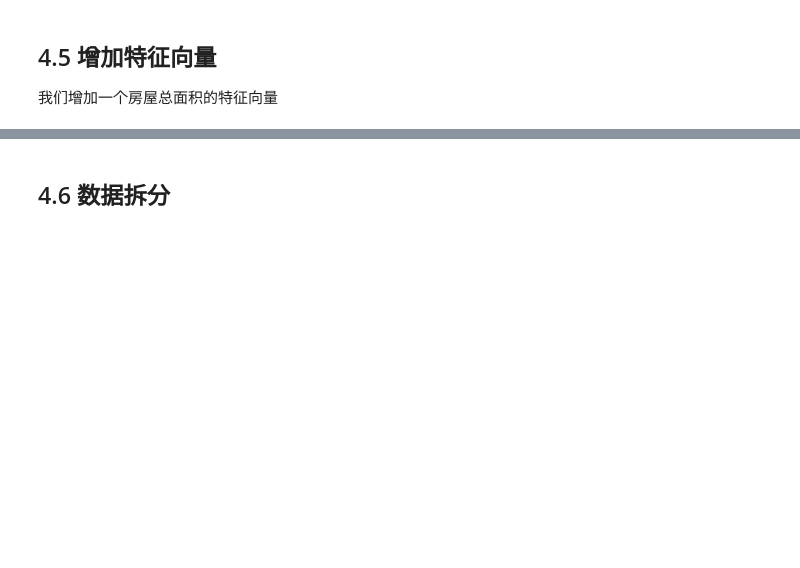
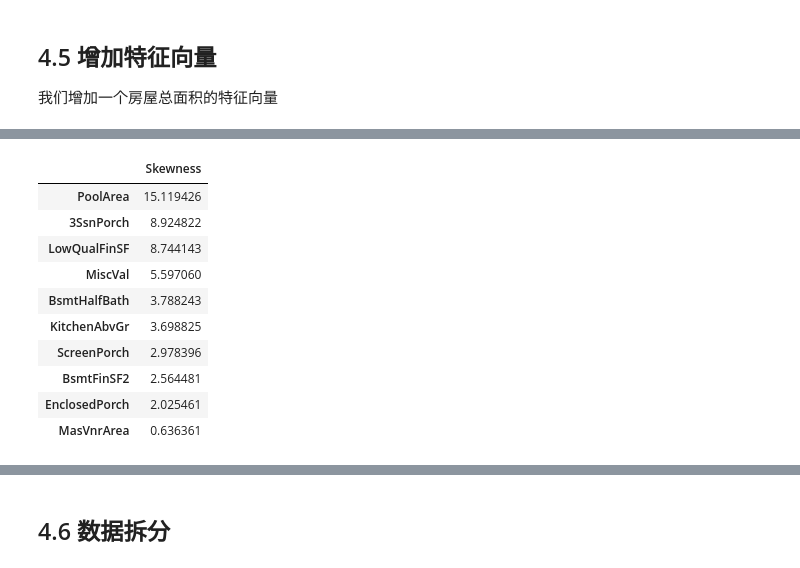
Before and after one commit to wgzhao/machine_learning, a Jupyter notebook: kaggle_house_prices/kaggle_houseprice.ipynb, the cells around one changed output, grey strips where cells are left out. Drawn from its saved outputs; the diff is of its cells as text; code cells hidden in the pictures; blank space fills up the shorter version.

```diff
--- a/kaggle_house_prices/kaggle_houseprice.ipynb
+++ b/kaggle_house_prices/kaggle_houseprice.ipynb
@@ -193,0 +238,24 @@ df['totalSF'] = df['TotalBsmtSF'] + df['1stFlrSF'] + df['2ndFlrSF']
+# %%
+# 再次检查偏离度
+numerical_cols = df.select_dtypes(['float','int']).columns
+skewness_of_cols = {}
+for col in numerical_cols:
+    skewness_of_cols[col] = scipy.stats.skew(df[col].dropna())
+# skewness_of_cols = df[num_of_numerical_cols].apply(
+#                     lambda x:scipy.stats.skew(x)).sort_values(
+#                     ascending=False)
+skewness_df = pd.DataFrame({'Skewness': skewness_of_cols})
+skewness_df.sort_values(['Skewness'], ascending=0, inplace=True)
+skewness_df.head(10)
+# %% [output]
+|  | Skewness |
+| PoolArea | 15.119426 |
+| 3SsnPorch | 8.924822 |
+| LowQualFinSF | 8.744143 |
+| MiscVal | 5.597060 |
+| BsmtHalfBath | 3.788243 |
+| KitchenAbvGr | 3.698825 |
+| ScreenPorch | 2.978396 |
+| BsmtFinSF2 | 2.564481 |
+| EnclosedPorch | 2.025461 |
+| MasVnrArea | 0.636361 |
```
Also changed, not shown: parts of 24 cells of this notebook, 2 other files.
